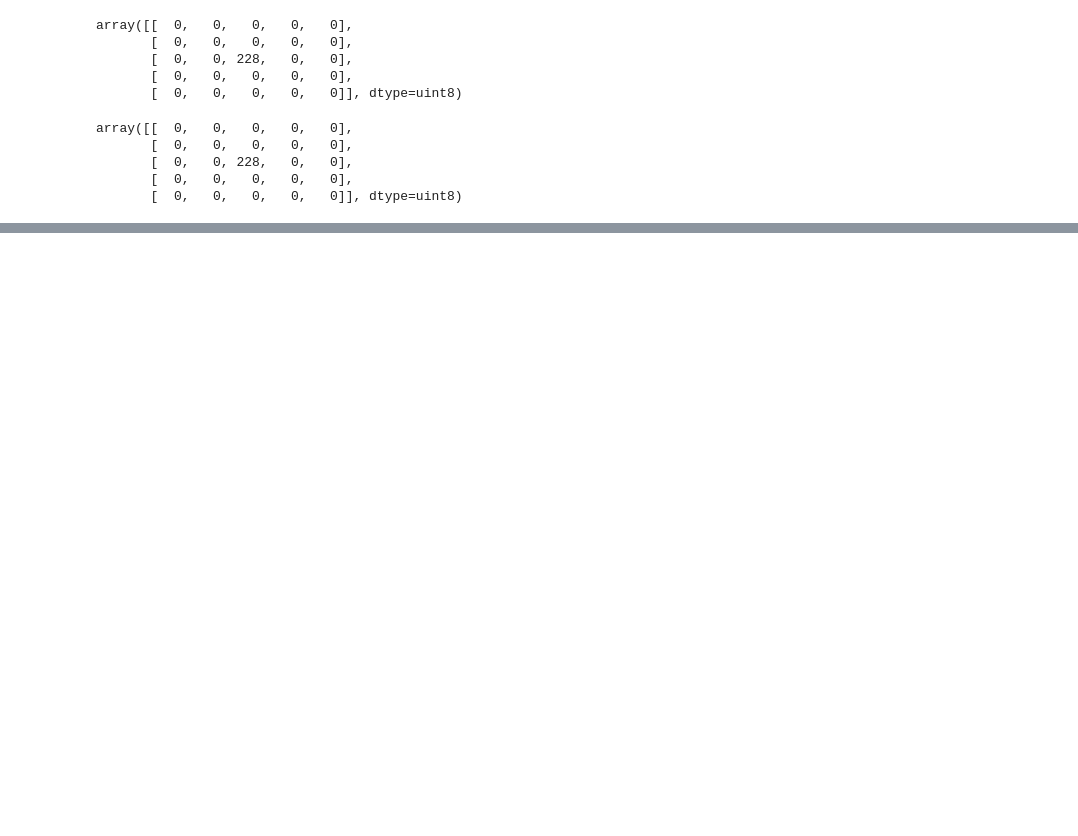
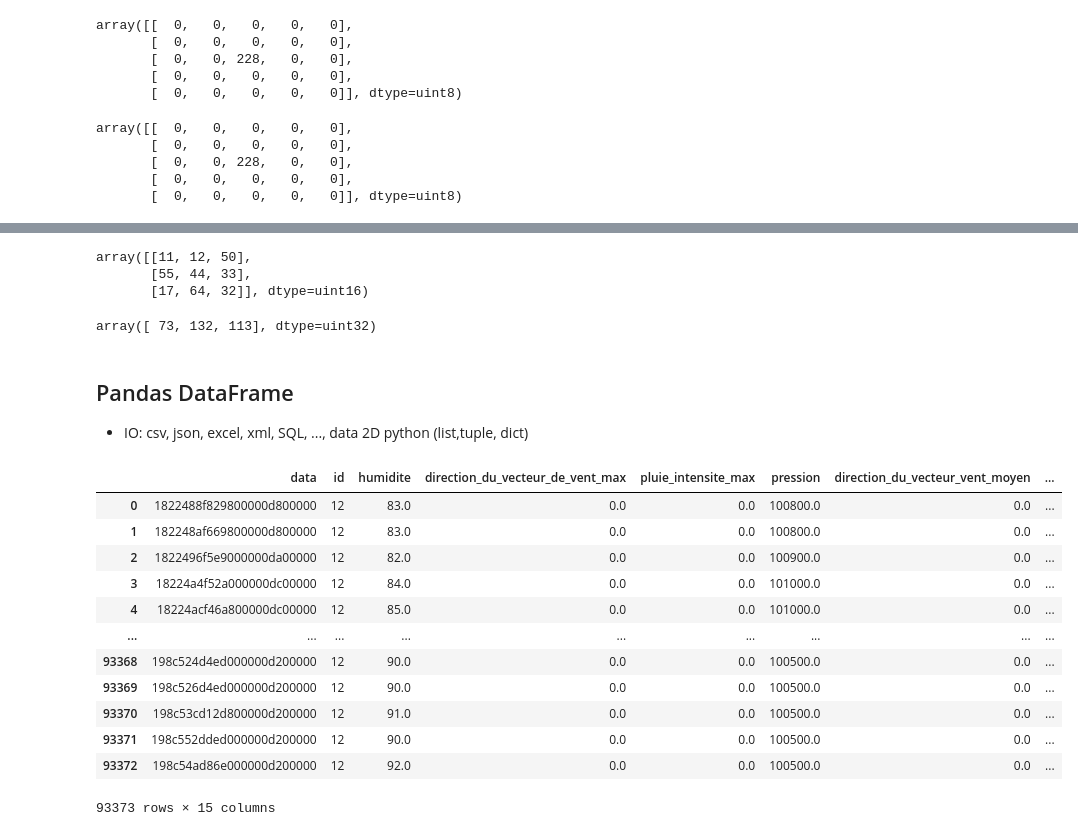
Before and after one commit to matthcol/python202412perf, a Jupyter notebook: scientific_python_demo.ipynb, the cells around one changed output, grey strips where cells are left out. Drawn from its saved outputs; the diff is of its cells as text; code cells hidden in the pictures; blank space fills up the shorter version.

Commit message:
pandas

```diff
--- a/scientific_python_demo.ipynb
+++ b/scientific_python_demo.ipynb
@@ -168,0 +408,35 @@ array([[  0,   0,   0,   0,   0],
+# %%
+m3
+# %% [output]
+array([[11, 12, 50],
+       [55, 44, 33],
+       [17, 64, 32]], dtype=uint16)
+# %%
+m3.sum(axis=1)
+# %% [output]
+array([ 73, 132, 113], dtype=uint32)
+# %% [markdown]
+## Pandas DataFrame
+- IO: csv, json, excel, xml, SQL, ..., data 2D python (list,tuple, dict)
+# %%
+meteo = pd.read_csv(
+    'data/12-station-meteo-toulouse-montaudran.csv',
+    encoding='UTF-8',
+    parse_dates=['heure_utc'],
+    sep=';'
+)
+meteo
+# %% [output]
+|  | data | id | humidite | direction_du_vecteur_de_vent_max | pluie_intensite_max | pression | direction_du_vecteur_vent_moyen | ... |
+| 0 | 1822488f829800000d800000 | 12 | 83.0 | 0.0 | 0.0 | 100800.0 | 0.0 | ... |
+| 1 | 182248af669800000d800000 | 12 | 83.0 | 0.0 | 0.0 | 100800.0 | 0.0 | ... |
+| 2 | 1822496f5e9000000da00000 | 12 | 82.0 | 0.0 | 0.0 | 100900.0 | 0.0 | ... |
+| 3 | 18224a4f52a000000dc00000 | 12 | 84.0 | 0.0 | 0.0 | 101000.0 | 0.0 | ... |
+| 4 | 18224acf46a800000dc00000 | 12 | 85.0 | 0.0 | 0.0 | 101000.0 | 0.0 | ... |
+| ... | ... | ... | ... | ... | ... | ... | ... | ... |
+| 93368 | 198c524d4ed000000d200000 | 12 | 90.0 | 0.0 | 0.0 | 100500.0 | 0.0 | ... |
+| 93369 | 198c526d4ed000000d200000 | 12 | 90.0 | 0.0 | 0.0 | 100500.0 | 0.0 | ... |
+| 93370 | 198c53cd12d800000d200000 | 12 | 91.0 | 0.0 | 0.0 | 100500.0 | 0.0 | ... |
+| 93371 | 198c552dded000000d200000 | 12 | 90.0 | 0.0 | 0.0 | 100500.0 | 0.0 | ... |
+| 93372 | 198c54ad86e000000d200000 | 12 | 92.0 | 0.0 | 0.0 | 100500.0 | 0.0 | ... |
+93373 rows × 15 columns
```
Also changed, not shown: parts of 53 cells of this notebook.
